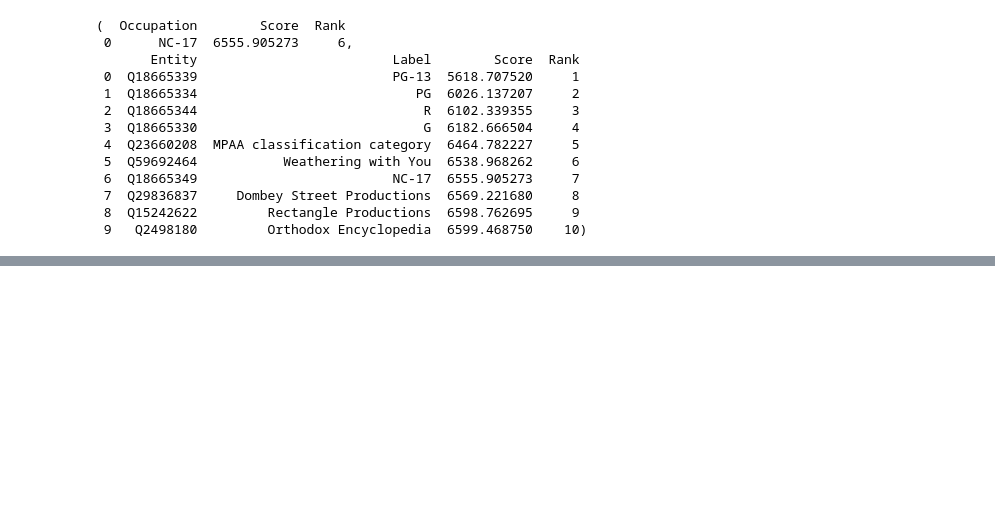
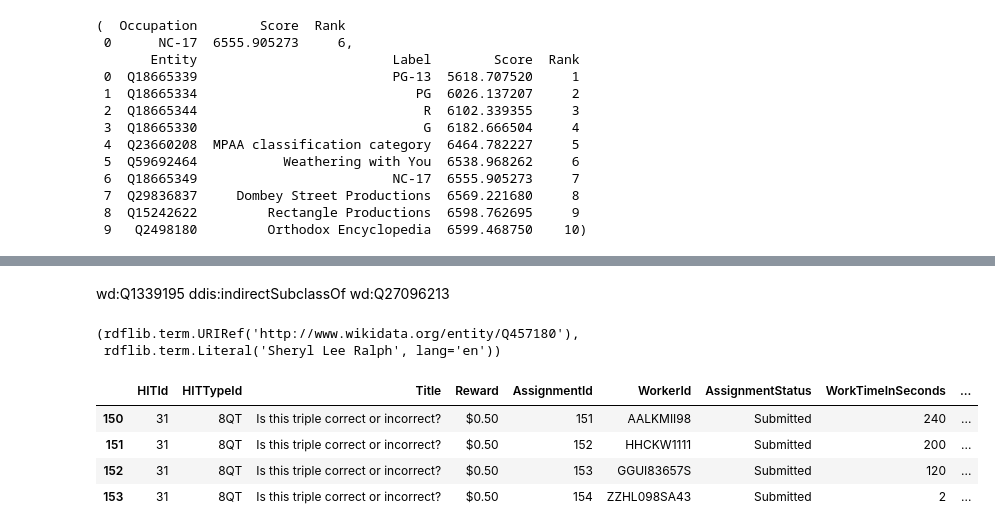
Before and after one commit to BananaBond/Movie_Chatbot, a Jupyter notebook: main_notebook.ipynb, the cells around one changed output, grey strips where cells are left out. Saved outputs shown, nothing was run; the diff lists cells and outputs as text; code cells hidden in the pictures; blank space fills up the shorter version.

```diff
--- a/main_notebook.ipynb
+++ b/main_notebook.ipynb
@@ -1181,0 +1363,20 @@ check_embeddings_for_errors('Q59692464', 'P1657',{('Q18665349', 'NC-17')})
+# %% [markdown]
+wd:Q1339195	ddis:indirectSubclassOf	wd:Q27096213
+# %%
+find_something_about_an_entity(WD['Q223596'], WDT['P1431'])
+# %% [output]
+(rdflib.term.URIRef('http://www.wikidata.org/entity/Q457180'),
+ rdflib.term.Literal('Sheryl Lee Ralph', lang='en'))
+# %%
+entity = 'wd:Q841233'
+relation = 'wdt:P2142'
+# df.loc[(df['col1'] == value) & (df['col2'] < value)]
+# if crowd_df.loc[(crowd_df['Input1ID'] == entity) & (crowd_df['Input2ID'] == relation)] :
+#     print("aha")
+crowd_df.loc[(crowd_df['Input1ID'] == entity) & (crowd_df['Input2ID'] == relation)]
+# %% [output]
+|  | HITId | HITTypeId | Title | Reward | AssignmentId | WorkerId | AssignmentStatus | WorkTimeInSeconds | ... |
+| 150 | 31 | 8QT | Is this triple correct or incorrect? | $0.50 | 151 | AALKMII98 | Submitted | 240 | ... |
+| 151 | 31 | 8QT | Is this triple correct or incorrect? | $0.50 | 152 | HHCKW1111 | Submitted | 200 | ... |
+| 152 | 31 | 8QT | Is this triple correct or incorrect? | $0.50 | 153 | GGUI83657S | Submitted | 120 | ... |
+| 153 | 31 | 8QT | Is this triple correct or incorrect? | $0.50 | 154 | ZZHL098SA43 | Submitted | 2 | ... |
```
Also changed, not shown: parts of 31 cells of this notebook.
